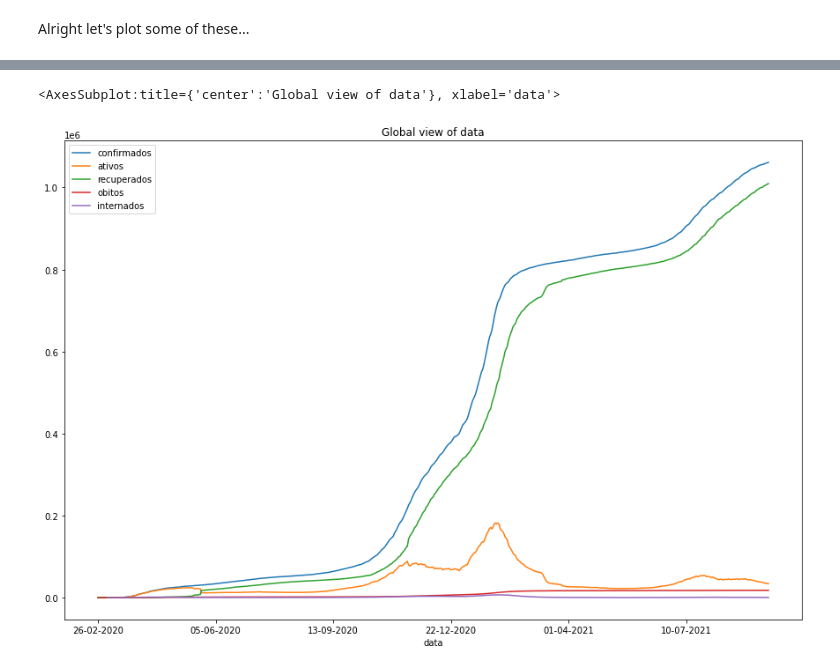
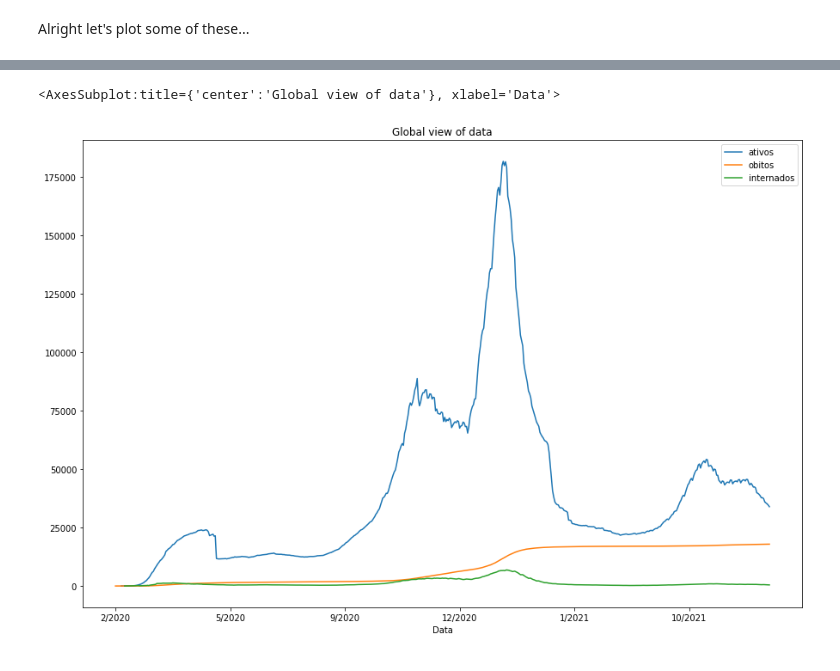
Before and after one commit to RuiFilipeCampos/PTcovid19_data_analysis, a Jupyter notebook: Exploring the Data.ipynb, the cells around one changed output, grey strips where cells are left out. Saved outputs shown, nothing was run; the diff lists cells and outputs as text; code cells hidden in the pictures.

```diff
--- a/Exploring the Data.ipynb
+++ b/Exploring the Data.ipynb
@@ -43,5 +43,10 @@ incidencia_nacional
 incidencia_continente
 rt_nacional
 rt_continente
+# %%
+# cleaning up a bit
+data.df.data_dados = pd.to_datetime(data.df.data_dados)
+
+data.df["Data"] = [f"{date.month}/{date.year}" for date in data.df.data_dados]
 # %% [markdown]
 Alright let's plot some of these...
@@ -48,16 +70,16 @@ Alright let's plot some of these...
 # %%
 data.df.plot(
-    x="data",
+    x="Data",
     y=[
-        "confirmados",
+        #"confirmados",
         "ativos",
-        "recuperados",
+        #"recuperados",
         "obitos",
         "internados",
     ],
     title = "Global view of data",
     figsize = (15, 10),
 )
 # %% [output]
-<AxesSubplot:title={'center':'Global view of data'}, xlabel='data'>
+<AxesSubplot:title={'center':'Global view of data'}, xlabel='Data'>
-[figure, old version]
+[figure, new version]
```
Also changed, not shown: parts of 1 cell of this notebook.
